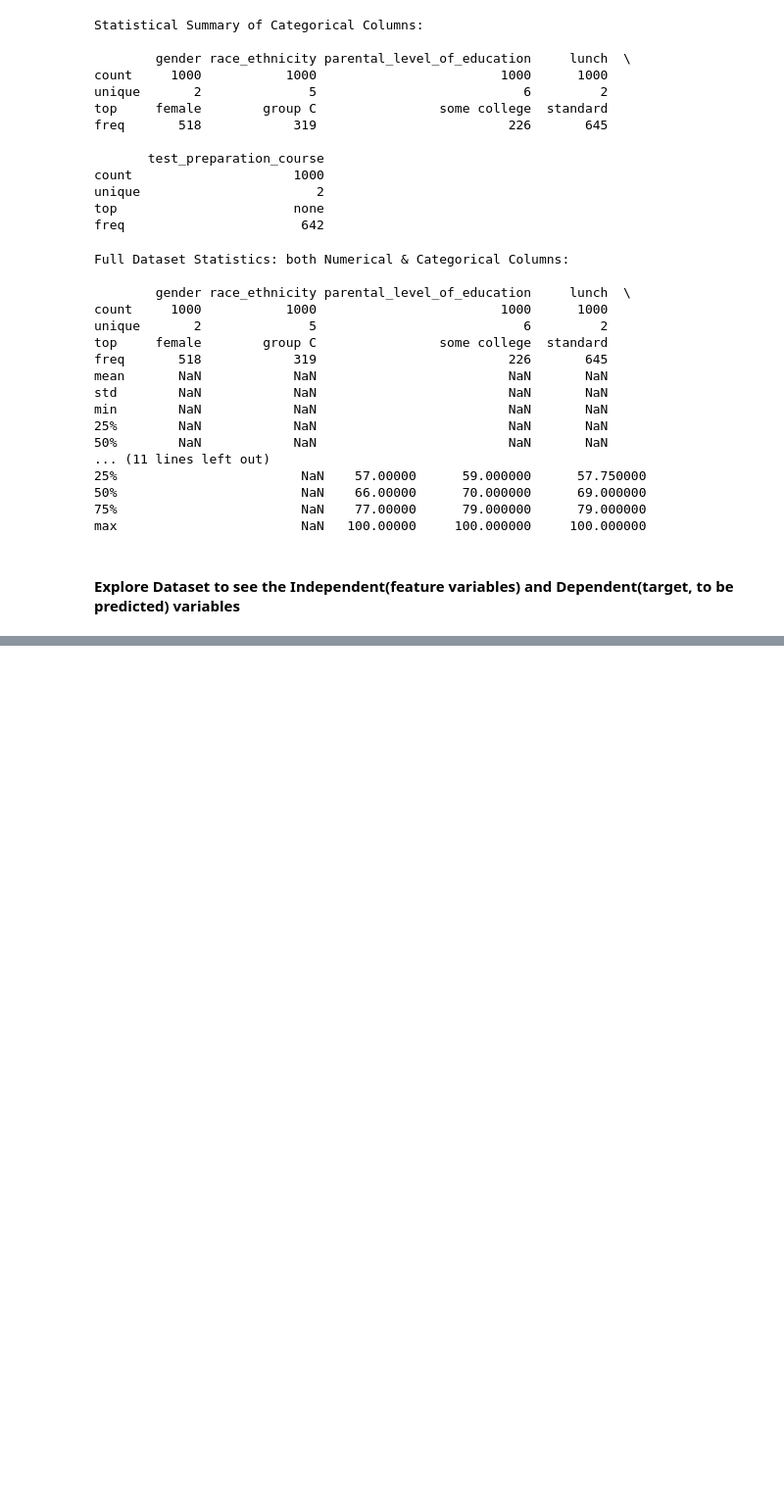
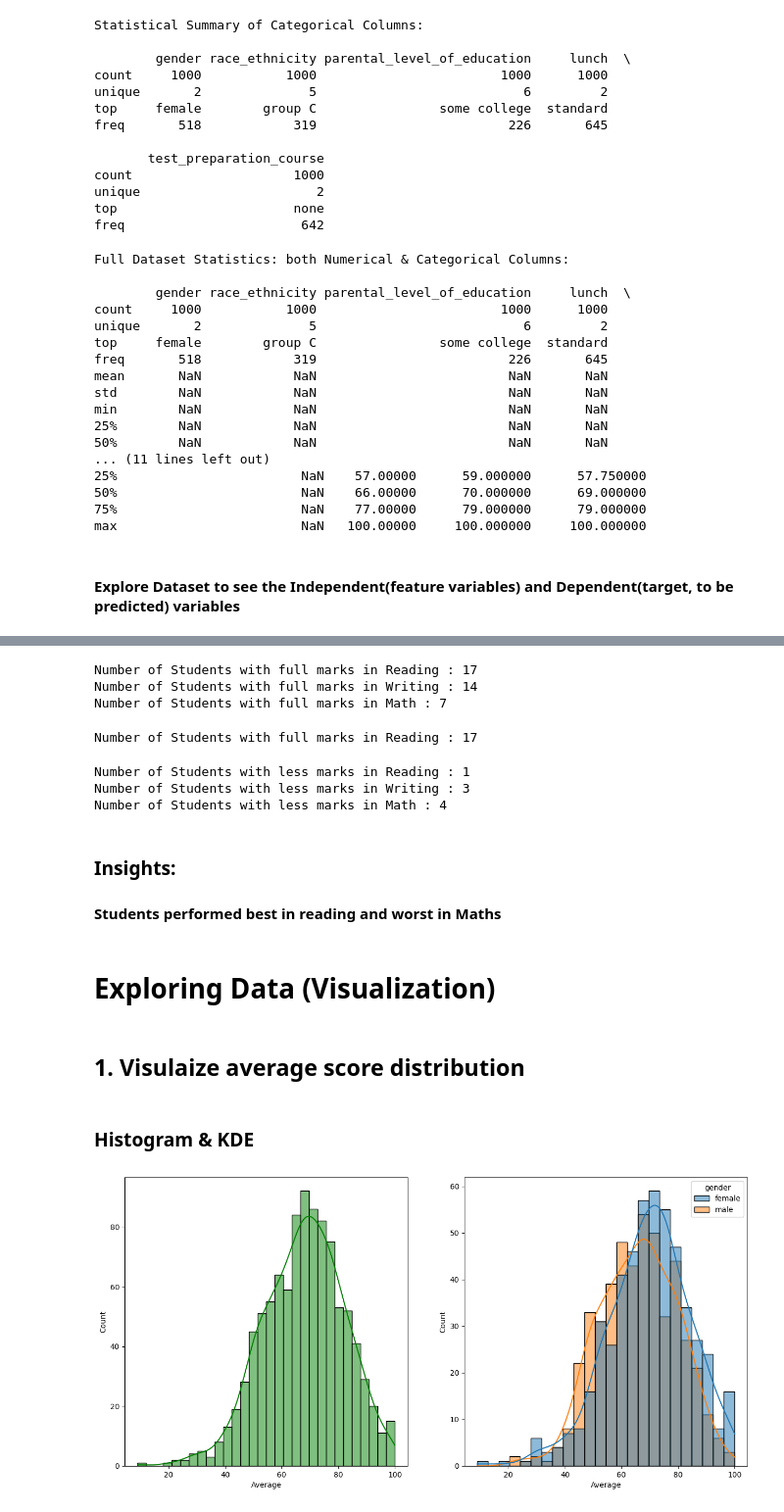
Before and after one commit to harshadarayate/DataScience, a Jupyter notebook: notebook/Eda-Student-Dataset.ipynb, the cells around one changed output, grey strips where cells are left out. Shown at 98% size. Drawn from its saved outputs; the diff is of its cells as text; code cells hidden in the pictures; blank space fills up the shorter version.

```diff
--- a/notebook/Eda-Student-Dataset.ipynb
+++ b/notebook/Eda-Student-Dataset.ipynb
@@ -240,0 +276,4 @@ max                        NaN   100.00000     100.000000     100.000000
+# %%
+df['total_score'] = df['math_score'] + df['reading_score'] + df['writing_score']
+df['Average'] = df['total_score']/3
+df.head()
@@ -240,0 +289,48 @@ max                        NaN   100.00000     100.000000     100.000000
+# %%
+reading_full = df[df['reading_score'] == 100]['Average'].count()  # used when students with both reading_score == 100 and a valid 'Average' score, use .count()
+writing_full = df[df['writing_score'] == 100]['Average'].count()  # used when students with both reading_score == 100 and a valid 'Average' score, use .count()
+math_full = df[df['math_score'] == 100]['Average'].count()  # used when students with both reading_score == 100 and a valid 'Average' score, use .count()
+
+print(f"Number of Students with full marks in Reading : {reading_full}")
+print(f"Number of Students with full marks in Writing : {writing_full}")
+print(f"Number of Students with full marks in Math : {math_full}")
+# %% [output]
+Number of Students with full marks in Reading : 17
+Number of Students with full marks in Writing : 14
+Number of Students with full marks in Math : 7
+# %%
+count_students = (df['reading_score'] == 100).sum() # used If you want to count all students who got 100 in reading, even if their 'Average' is missing, use .sum()
+
+print(f"Number of Students with full marks in Reading : {count_students}")
+# %% [output]
+Number of Students with full marks in Reading : 17
+# %%
+reading_less = df[df['reading_score'] <=20]['Average'].count()  # used when students with both reading_score == 100 and a valid 'Average' score, use .count()
+writing_less = df[df['writing_score'] <=20]['Average'].count()  # used when students with both reading_score == 100 and a valid 'Average' score, use .count()
+math_less = df[df['math_score'] <=20]['Average'].count()  # used when students with both reading_score == 100 and a valid 'Average' score, use .count()
+
+print(f"Number of Students with less marks in Reading : {reading_less}")
+print(f"Number of Students with less marks in Writing : {writing_less}")
+print(f"Number of Students with less marks in Math : {math_less}")
+# %% [output]
+Number of Students with less marks in Reading : 1
+Number of Students with less marks in Writing : 3
+Number of Students with less marks in Math : 4
+# %% [markdown]
+### Insights:
+#### Students performed best in reading and worst in Maths
+# %% [markdown]
+# Exploring Data (Visualization)
+# %% [markdown]
+## 1. Visulaize average score distribution
+# %% [markdown]
+### Histogram & KDE
+# %%
+fig, axs = plt.subplots(1, 2, figsize=(15,7))
+plt.subplot(121)
+sns.histplot(data=df,x='Average', bins=30, kde=True, color='g')
+plt.subplot(122)
+sns.histplot(data=df,x='Average', kde=True, hue='gender')
+plt.show()
+# %% [output]
+[figure, added]
```
Also changed, not shown: parts of 6 cells of this notebook.
